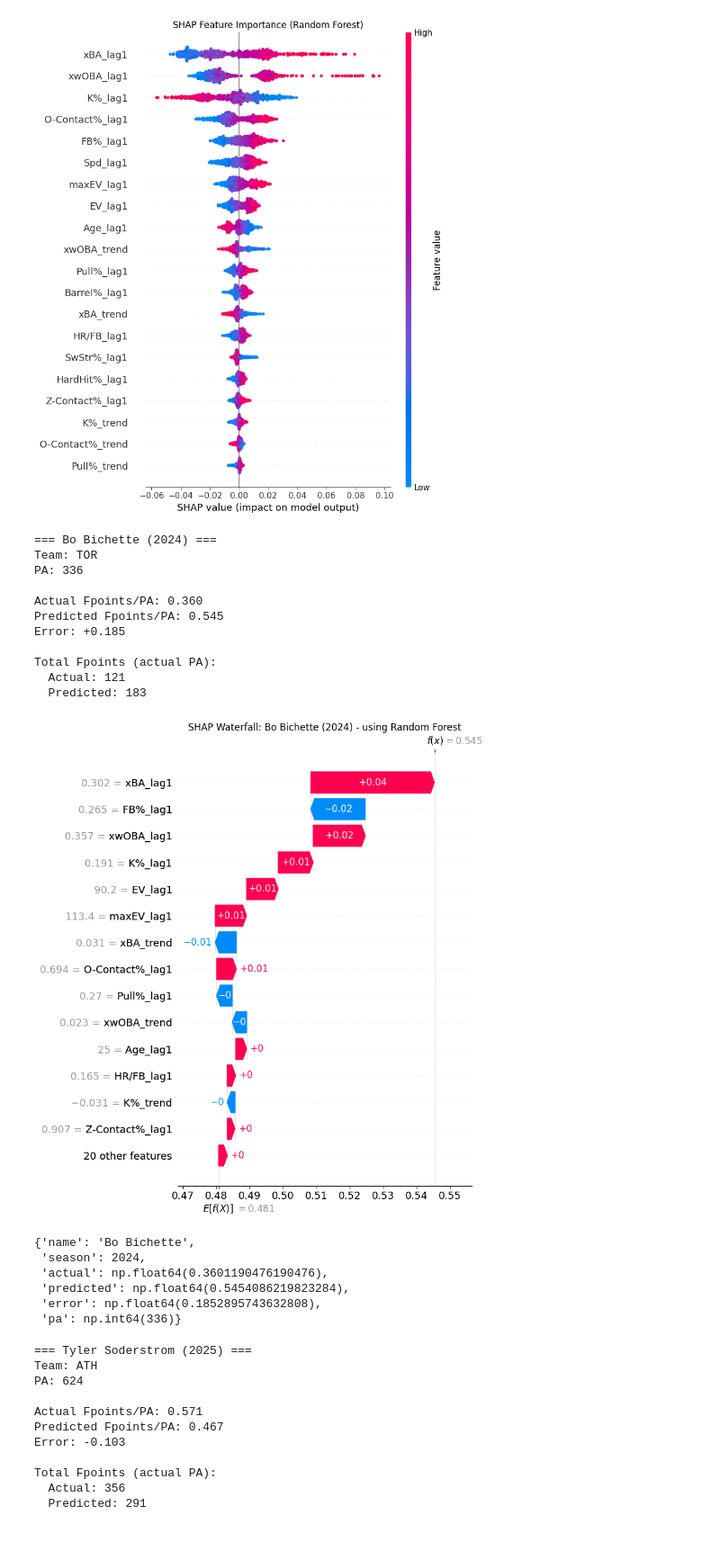
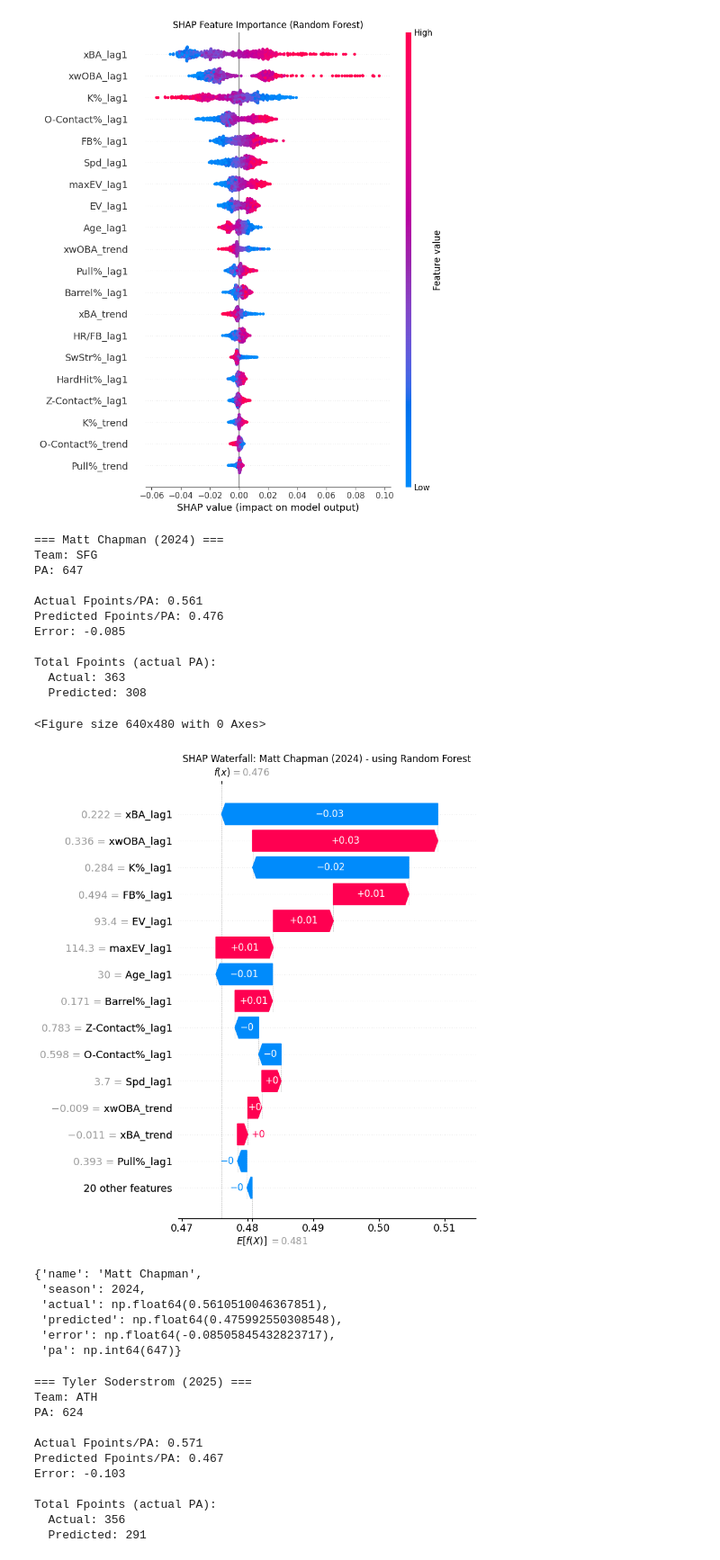
Before and after one commit to mcgillies/mlb-fantasy-2026, a Jupyter notebook: notebooks/03_batter_model.ipynb, the cells around one changed output. Shown at 90% size. Saved outputs shown, nothing was run; the diff lists cells and outputs as text; code cells hidden in the pictures.

Commit message:
add savefig to shap predict player functions

```diff
--- a/notebooks/03_batter_model.ipynb
+++ b/notebooks/03_batter_model.ipynb
@@ -283,7 +283,7 @@ plt.show()
 # %% [output]
 [figure]
 # %%
-def predict_player(player_name, season, show_shap=True):
+def predict_player(player_name, season, show_shap=True, savefig=False):
     """
     Predict fantasy points for a specific player and season.
     Shows SHAP waterfall plot for explainability.
@@ -351,6 +351,9 @@ def predict_player(player_name, season, show_shap=True):
         plt.tight_layout()
         plt.show()
 
+        if savefig:
+            plt.savefig(f"book/_static/images/shap_waterfall_{player_row['Name'].replace(' ', '_')}_{season}.png")
+
     return {
         'name': player_row['Name'],
         'season': season,
@@ -361,26 +364,27 @@ def predict_player(player_name, season, show_shap=True):
     }
 # %%
 # Example: predict for a specific player
-predict_player("Bo Bichette", 2024)
+predict_player("Matt Chapman", 2024, show_shap=True, savefig=True)
 # %% [output]
-=== Bo Bichette (2024) ===
-Team: TOR
-PA: 336
+=== Matt Chapman (2024) ===
+Team: SFG
+PA: 647
 
-Actual Fpoints/PA: 0.360
-Predicted Fpoints/PA: 0.545
-Error: +0.185
+Actual Fpoints/PA: 0.561
+Predicted Fpoints/PA: 0.476
+Error: -0.085
 
 Total Fpoints (actual PA):
-  Actual: 121
-  Predicted: 183
+  Actual: 363
+  Predicted: 308
+<Figure size 640x480 with 0 Axes>
-[figure, old version]
+[figure, new version]
-{'name': 'Bo Bichette',
- 'season': 2024,
- 'actual': np.float64(0.3601190476190476),
- 'predicted': np.float64(0.5454086219823284),
- 'error': np.float64(0.1852895743632808),
- 'pa': np.int64(336)}
+{'name': 'Matt Chapman',
+ 'season': 2024,
+ 'actual': np.float64(0.5610510046367851),
+ 'predicted': np.float64(0.475992550308548),
+ 'error': np.float64(-0.08505845432823717),
+ 'pa': np.int64(647)}
 # %%
 # Try another player
 predict_player("Tyler Soderstrom", 2025)
```
Also changed, not shown: parts of 1 cell of this notebook, 1 other file.
